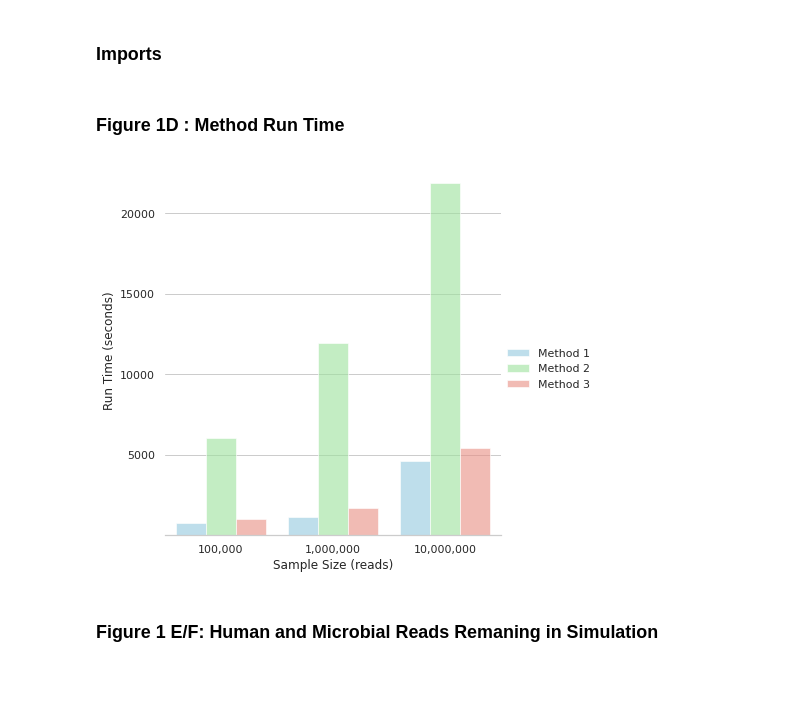
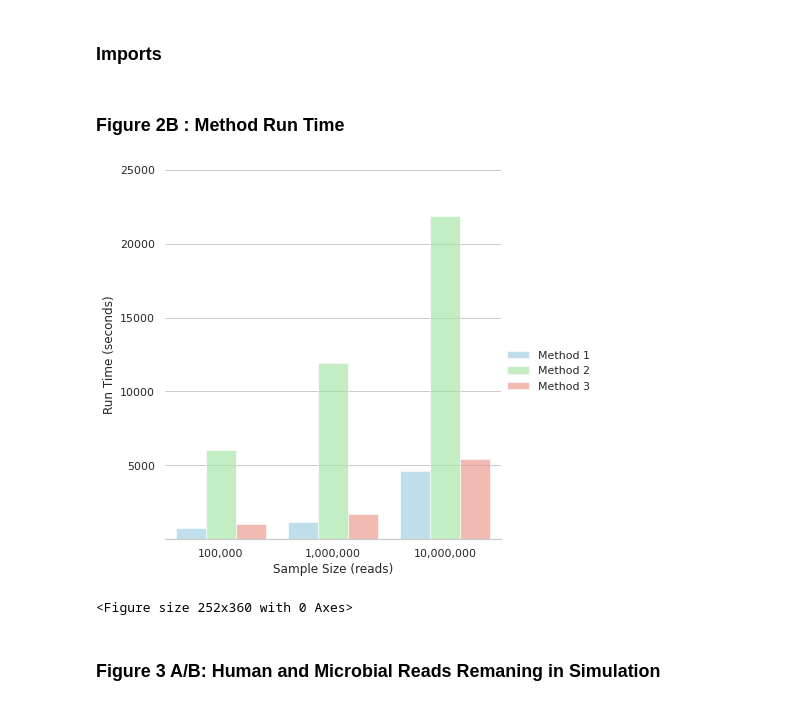
Before and after one commit to cguccione/host-filtration-notebooks, a Jupyter notebook: figures/create_figures.ipynb, the cells around one changed output. Cells and saved outputs as stored; diff of their text form; code cells hidden in the pictures; blank space fills up the shorter version.

Commit message:
chore: clean up figure notebook prior to submission
-Remove figures from prior stages
-Clean notebook to have correct figure names as in submitted manuscript

```diff
--- a/figures/create_figures.ipynb
+++ b/figures/create_figures.ipynb
@@ -13,7 +15,8 @@ group_colors = {
             'Method 1': 'skyblue',
             'Method 2': 'lightgreen',
             'Method 3': 'salmon',
-            'Raw': 'grey'
+            'Raw': 'grey',
+            'GRCh38.p13': 'grey'
         }
 # %%
 ad_df = pd.read_csv('ad_sample_info.tsv', sep ='\t')
@@ -23,42 +24,32 @@ ps_df = pd.read_csv('PS_sample_info.tsv', sep ='\t')
 # %% [markdown]
-### Figure 1D : Method Run Time
+### Figure 2B : Method Run Time
 # %%
 sns.set_theme(style="whitegrid")
 
 avg_times = pd.read_csv('../data/cg.calc_time/average_times.txt', sep = '\t')
-#vg_times['run_time']=avg_times['run_time']/60
-
-group_colors = {
-        'Method 1': 'skyblue',
-        'Method 2': 'lightgreen',
-        'Method 3': 'salmon',
-    }
 
 # Draw a nested barplot by species and sex
 g = sns.catplot(
     data=avg_times, kind="bar",
     x="file_size", y="run_time", hue="Method",
     palette=group_colors, alpha=.6, height=6
 )
 
-'''
-plt.yscale("log")
-
-# Set y-axis ticks to specific values in log scale
-y_ticks = [10**i for i in range(int(np.floor(0)), int(np.ceil(np.log10(avg_times['run_time'].max()))) + 1)]
-plt.yticks(y_ticks, [str(int(i)) for i in y_ticks])
-'''
-
 # Set y-axis limits to start from log(1)
-plt.ylim(bottom=1)
+g.set(ylim=(1, 25000))
 
 g.despine(left=True)
 g.set_axis_labels("Sample Size (reads)", "Run Time (seconds)")
 g.legend.set_title("")
 
-plt.savefig('Figure1B.svg')
+plt.rcParams['font.size'] = 6
+plt.rcParams['font.family'] = 'sans-serif'
+plt.rcParams['font.sans-serif'] = ['Arial', 'DejaVu Sans']
+plt.rcParams['svg.fonttype'] = 'none'  # render SVG text as text, not curves
+plt.savefig('Figure2B_runtime.svg')
 plt.show()
 # %% [output]
-[figure, old version]
+[figure, new version]
+<Figure size 252x360 with 0 Axes>
 # %% [markdown]
-### Figure 1 E/F: Human and Microbial Reads Remaning in Simulation
+### Figure 3 A/B: Human and Microbial Reads Remaning in Simulation
```
Also changed, not shown: parts of 25 cells of this notebook, 17 other files.
